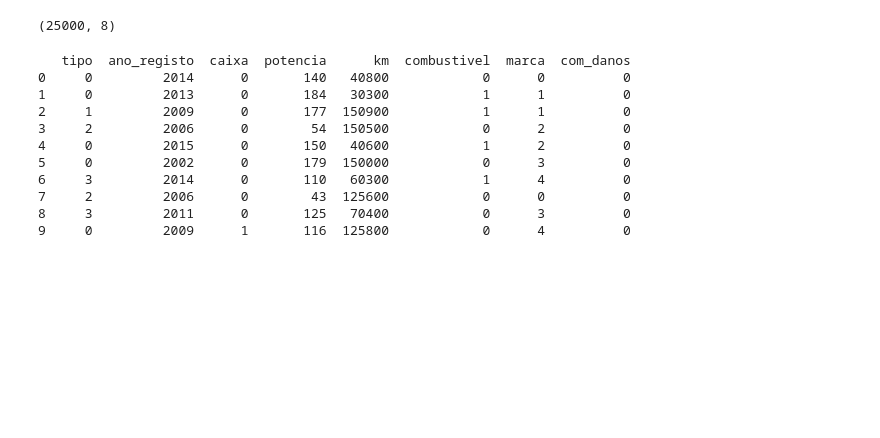
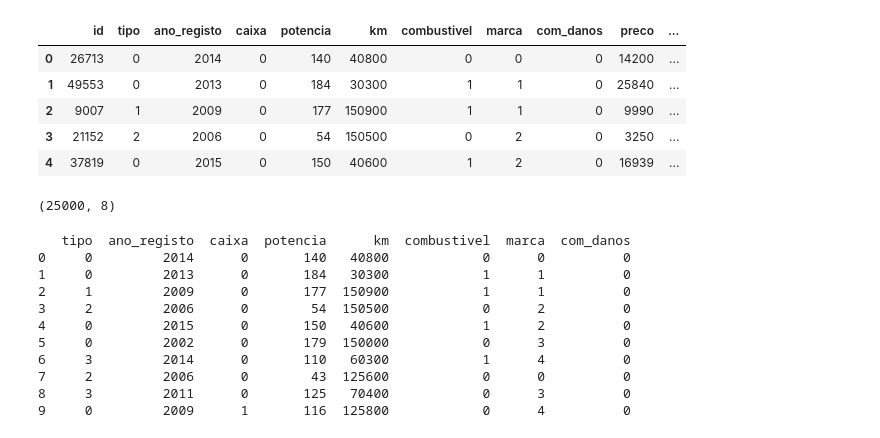
Before and after one commit to Juskocode/AutoPricePredict-AI-Driven-Used-Car-Valuation, a Jupyter notebook: source/RandomForestML.ipynb, the cells around one changed output. Saved outputs shown, nothing was run; the diff lists cells and outputs as text; code cells hidden in the pictures; blank space fills up the shorter version.

```diff
--- a/source/RandomForestML.ipynb
+++ b/source/RandomForestML.ipynb
@@ -45,2 +51,11 @@ y = data['preco']
+# %%
+data.head()
+# %% [output]
+|  | id | tipo | ano_registo | caixa | potencia | km | combustivel | marca | com_danos | preco | ... |
+| 0 | 26713 | 0 | 2014 | 0 | 140 | 40800 | 0 | 0 | 0 | 14200 | ... |
+| 1 | 49553 | 0 | 2013 | 0 | 184 | 30300 | 1 | 1 | 0 | 25840 | ... |
+| 2 | 9007 | 1 | 2009 | 0 | 177 | 150900 | 1 | 1 | 0 | 9990 | ... |
+| 3 | 21152 | 2 | 2006 | 0 | 54 | 150500 | 0 | 2 | 0 | 3250 | ... |
+| 4 | 37819 | 0 | 2015 | 0 | 150 | 40600 | 1 | 2 | 0 | 16939 | ... |
 # %%
 # The input and output features preparation
```
Also changed, not shown: parts of 36 cells of this notebook.
